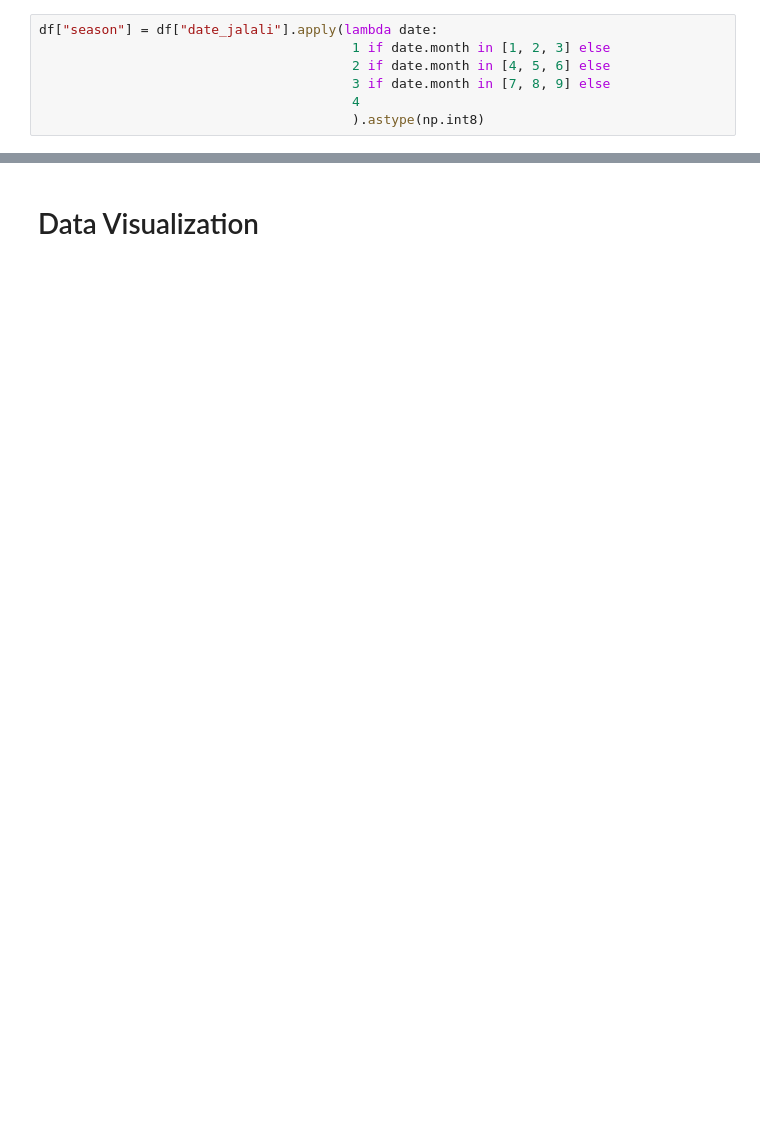
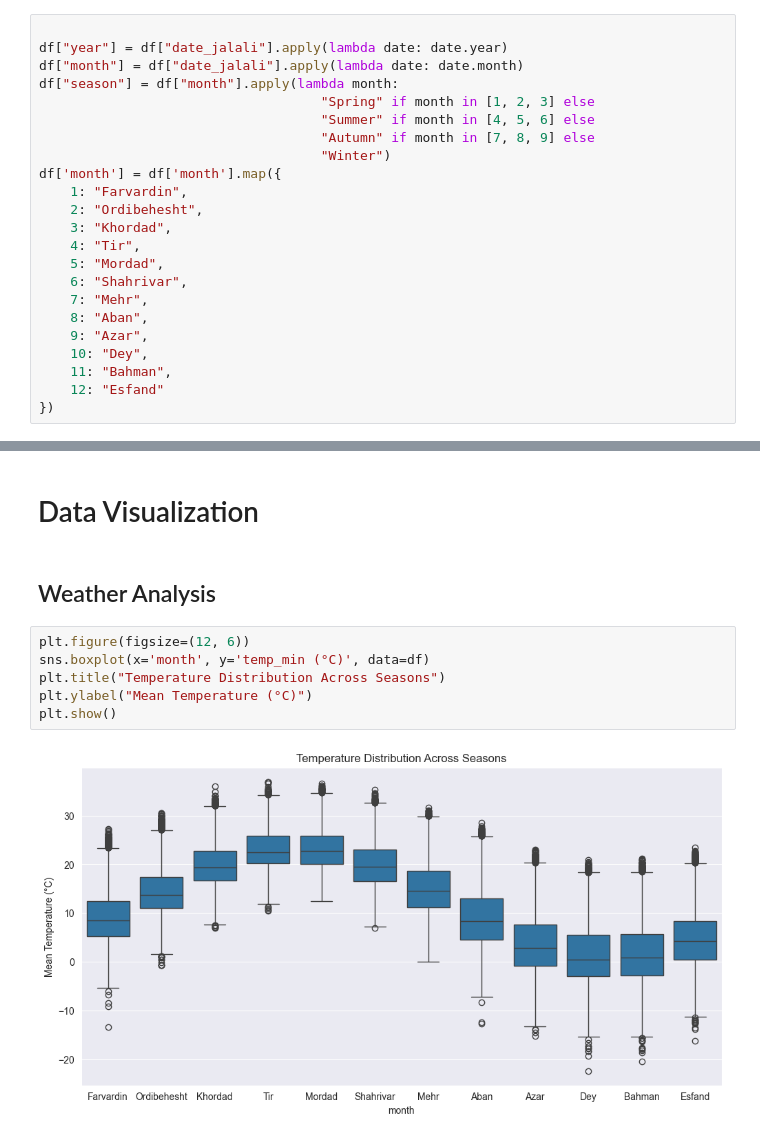
Before and after one commit to ali-bazrkar/iran_weather_analysis, a Jupyter notebook: iran_weather_eda.ipynb, the cells around one changed output, grey strips where cells are left out. Drawn from its saved outputs; the diff is of its cells as text; blank space fills up the shorter version.

```diff
--- a/iran_weather_eda.ipynb
+++ b/iran_weather_eda.ipynb
@@ -106,12 +103,28 @@ df["date_jalali"] = df["time"].apply(lambda time: JalaliDate(time))
 # rename time to date_gregorian
 df.rename(columns={'time': 'date_gregorian'}, inplace=True)
 # %%
-df["season"] = df["date_jalali"].apply(lambda date:
-                                        1 if date.month in [1, 2, 3] else
-                                        2 if date.month in [4, 5, 6] else
-                                        3 if date.month in [7, 8, 9] else
-                                        4
-                                        ).astype(np.int8)
+
+df["year"] = df["date_jalali"].apply(lambda date: date.year)
+df["month"] = df["date_jalali"].apply(lambda date: date.month)
+df["season"] = df["month"].apply(lambda month:
+                                    "Spring" if month in [1, 2, 3] else
+                                    "Summer" if month in [4, 5, 6] else
+                                    "Autumn" if month in [7, 8, 9] else
+                                    "Winter")
+df['month'] = df['month'].map({
+    1: "Farvardin",
+    2: "Ordibehesht",
+    3: "Khordad",
+    4: "Tir",
+    5: "Mordad",
+    6: "Shahrivar",
+    7: "Mehr",
+    8: "Aban",
+    9: "Azar",
+    10: "Dey",
+    11: "Bahman",
+    12: "Esfand"
+})
 # %%
 df.info()
 # %% [output]
@@ -187,2 +221,12 @@ df.to_csv("Final Dataset.csv", index=False)
 # %% [markdown]
 # Data Visualization
+# %% [markdown]
+## Weather Analysis
+# %%
+plt.figure(figsize=(12, 6))
+sns.boxplot(x='month', y='temp_min (°C)', data=df)
+plt.title("Temperature Distribution Across Seasons")
+plt.ylabel("Mean Temperature (°C)")
+plt.show()
+# %% [output]
+[figure, added]
```
Also changed, not shown: parts of 11 cells of this notebook.
